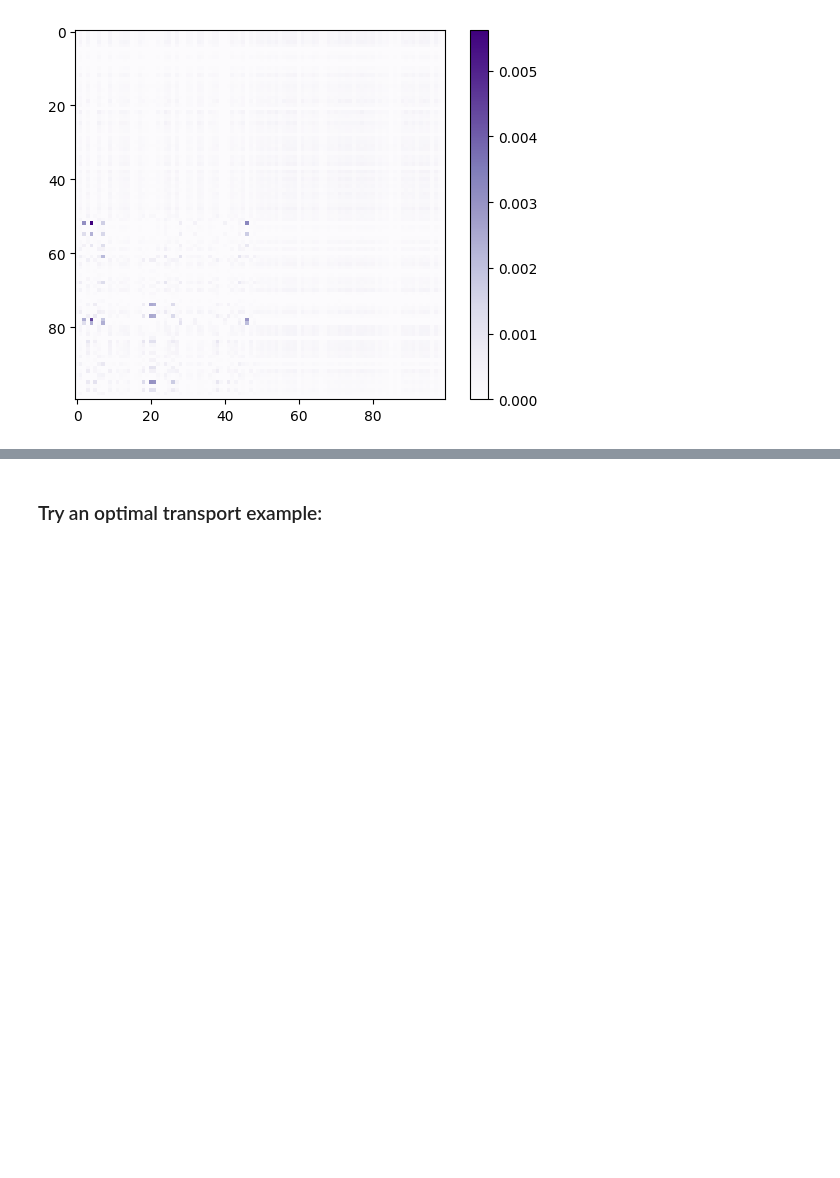
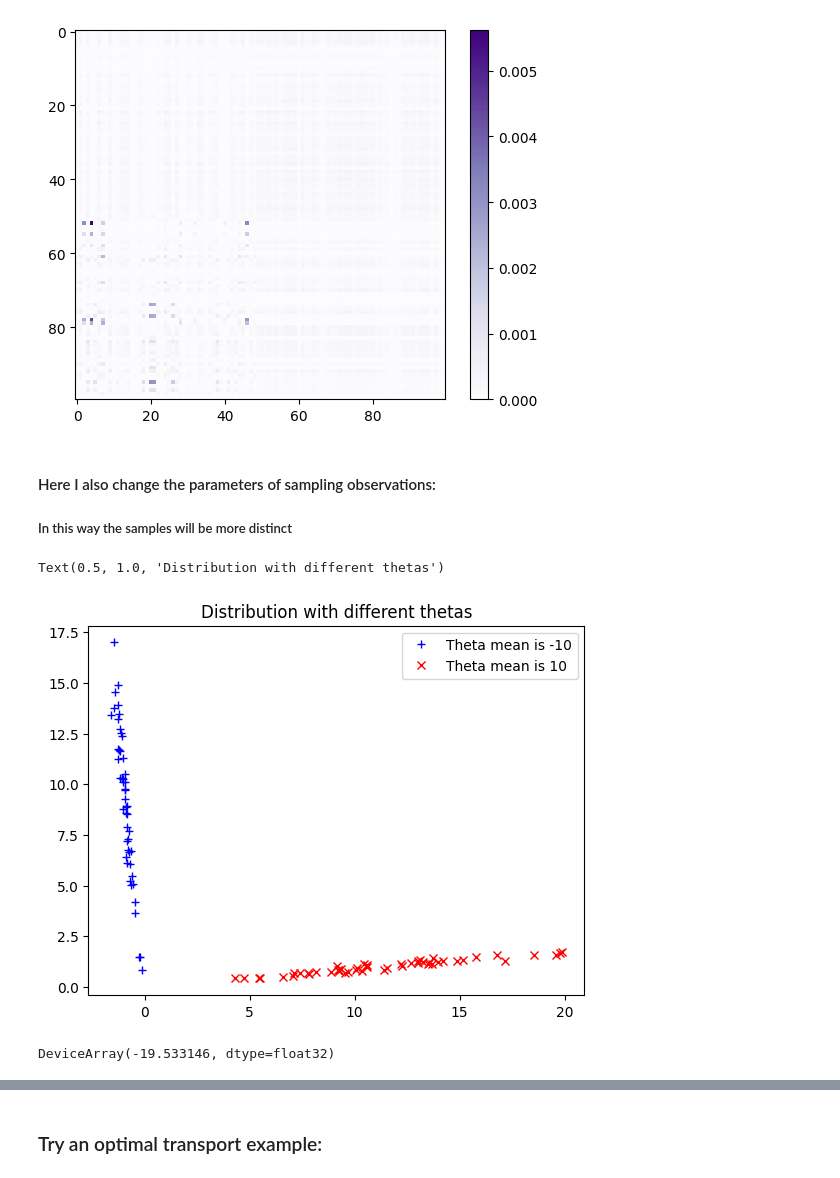
Before and after one commit to anisioti/dibs, a Jupyter notebook: dibs/new_generation_process/generate_data_samples.ipynb, the cells around one changed output, grey strips where cells are left out. Cells and saved outputs as stored; diff of their text form; code cells hidden in the pictures; blank space fills up the shorter version.

```diff
--- a/dibs/new_generation_process/generate_data_samples.ipynb
+++ b/dibs/new_generation_process/generate_data_samples.ipynb
@@ -202,3 +159,7 @@ plt.colorbar()
 # %% [output]
 <matplotlib.colorbar.Colorbar at 0x...>
 [figure]
+# %% [markdown]
+#### Here I also change the parameters of sampling observations:
+
+##### In this way the samples will be more distinct
@@ -204,0 +178,9 @@ plt.colorbar()
+# %%
+plt.figure(1)
+plt.plot(observations1[0:50, 0], observations1[0:50, 1], '+b', label='Theta mean is -10')
+plt.plot(observations1[50:, 0], observations1[50:, 1], 'xr', label='Theta mean is 10')
+plt.legend(loc=0)
+plt.title('Distribution with different thetas')
+# %% [output]
+Text(0.5, 1.0, 'Distribution with different thetas')
+[figure, added]
@@ -204,0 +198,4 @@ plt.colorbar()
+# %%
+thetas2[8].mean()
+# %% [output]
+DeviceArray(-19.533146, dtype=float32)
```
Also changed, not shown: parts of 44 cells of this notebook, 2 other files.
